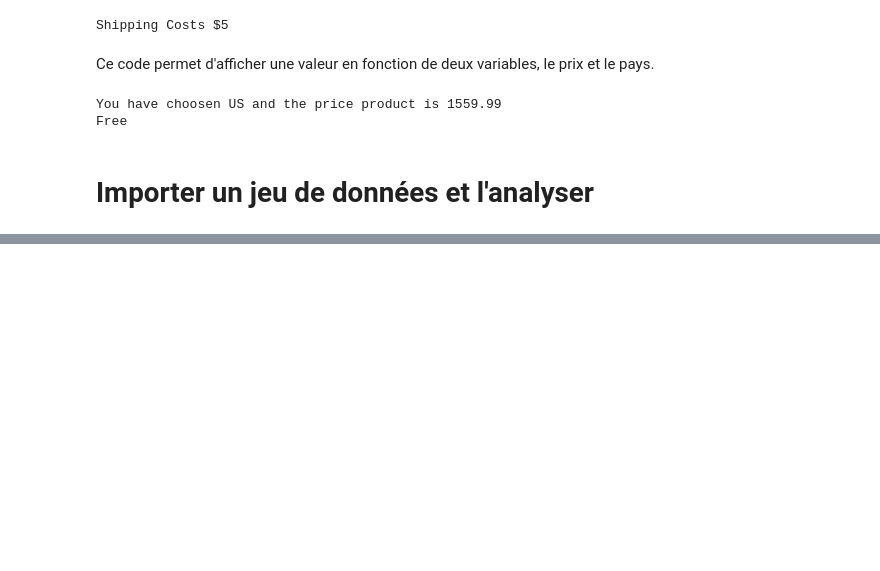
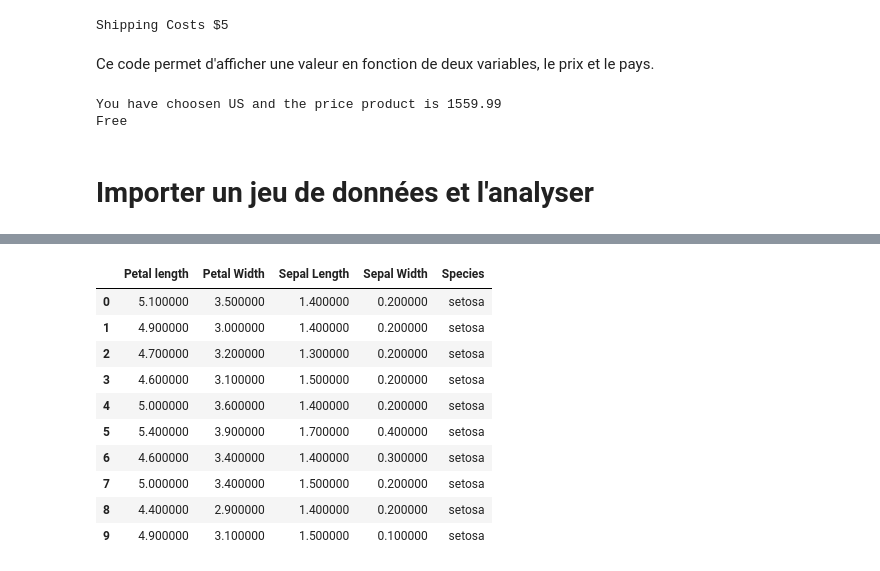
Before and after one commit to ValHrt/BasicsPython, a Jupyter notebook: Test.ipynb, the cells around one changed output, grey strips where cells are left out. Saved outputs shown, nothing was run; the diff lists cells and outputs as text; code cells hidden in the pictures; blank space fills up the shorter version.

```diff
--- a/Test.ipynb
+++ b/Test.ipynb
@@ -210,0 +273,15 @@ dtype: int64
+# %%
+# Surligner les valeurs max
+data.head(10).style.highlight_max(color='lightgreen', axis=0)
+# %% [output]
+|  | Petal length | Petal Width | Sepal Length | Sepal Width | Species |
+| 0 | 5.100000 | 3.500000 | 1.400000 | 0.200000 | setosa |
+| 1 | 4.900000 | 3.000000 | 1.400000 | 0.200000 | setosa |
+| 2 | 4.700000 | 3.200000 | 1.300000 | 0.200000 | setosa |
+| 3 | 4.600000 | 3.100000 | 1.500000 | 0.200000 | setosa |
+| 4 | 5.000000 | 3.600000 | 1.400000 | 0.200000 | setosa |
+| 5 | 5.400000 | 3.900000 | 1.700000 | 0.400000 | setosa |
+| 6 | 4.600000 | 3.400000 | 1.400000 | 0.300000 | setosa |
+| 7 | 5.000000 | 3.400000 | 1.500000 | 0.200000 | setosa |
+| 8 | 4.400000 | 2.900000 | 1.400000 | 0.200000 | setosa |
+| 9 | 4.900000 | 3.100000 | 1.500000 | 0.100000 | setosa |
```
Also changed, not shown: parts of 13 cells of this notebook.
